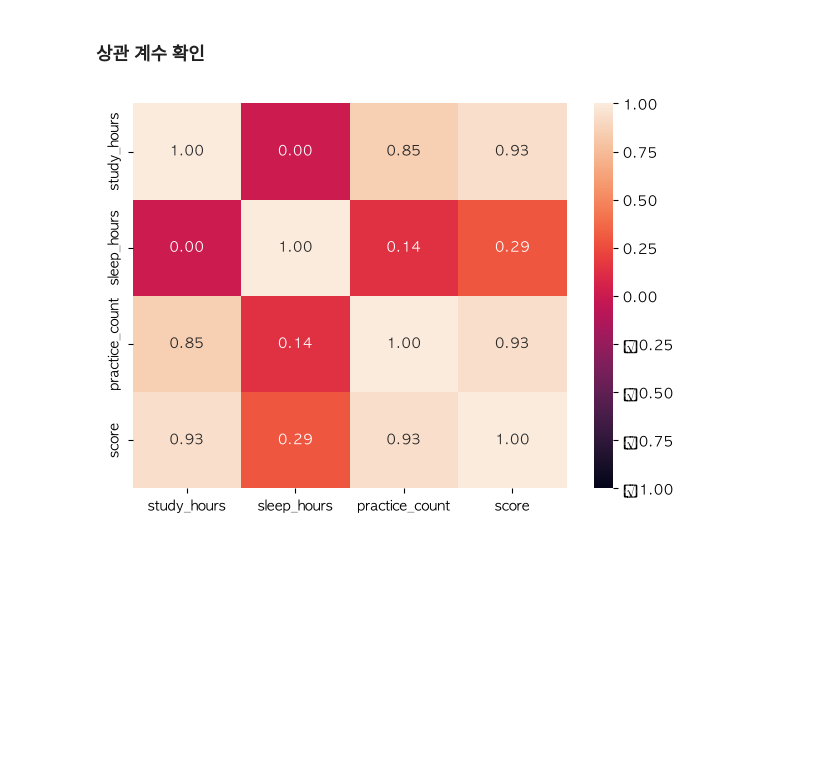
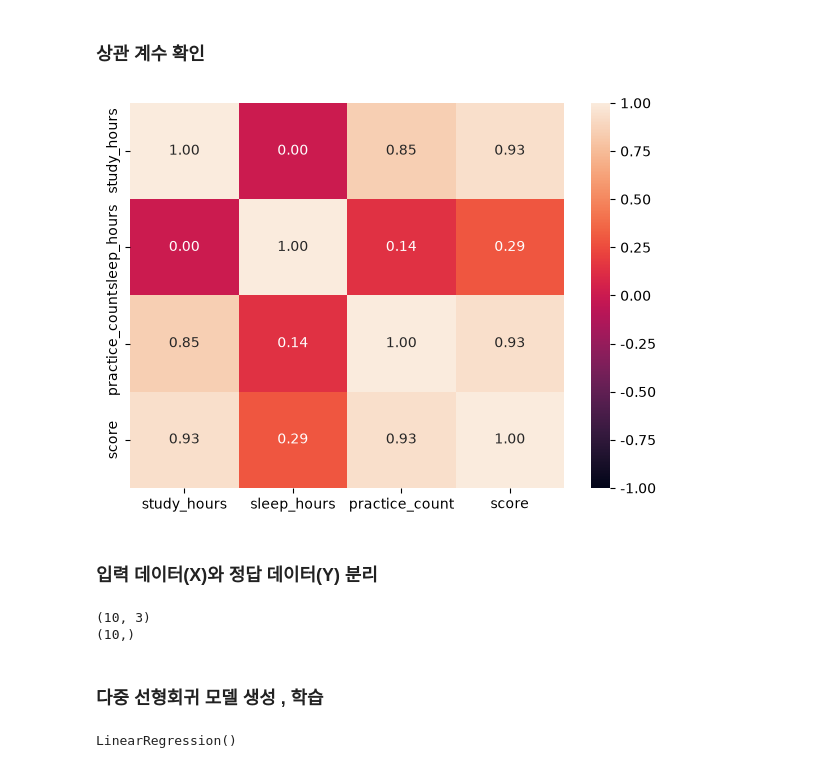
Before and after one commit to dhchun1203/kant_ML, a Jupyter notebook: 03_ml.ipynb, the cells around one changed output. Drawn from its saved outputs; the diff is of its cells as text; code cells hidden in the pictures; blank space fills up the shorter version.

```diff
--- a/03_ml.ipynb
+++ b/03_ml.ipynb
@@ -384,17 +384,46 @@ plt.show()
 # %%
 # 모든 컬럼 사이의 상관계수 확인
 corr = df.corr()
+
+plt.rcParams["axes.unicode_minus"] = False
 
 plt.figure(figsize=(7,5))
 
 sns.heatmap(
     corr,
     annot=True,     # 상관계수 표시
     vmin=-1,        # 최소값
     vmax=1,         # 최대값
     fmt=".2f"       # 소숫점 두자리
 )
 
 plt.show()
 # %% [output]
-[figure, old version]
+[figure, new version]
+# %% [markdown]
+### 입력 데이터(X)와 정답 데이터(Y) 분리
+# %%
+# 복수개의 입력데이터
+features = ["study_hours", "sleep_hours", "practice_count"]
+
+# 입력데이터 (2차원)
+X = df[features]
+# 정답데이터 (1차원)
+y = df["score"]
+
+# 데이터 차원 확인
+print(X.shape)
+print(y.shape)
+# %% [output]
+(10, 3)
+(10,)
+# %% [markdown]
+### 다중 선형회귀 모델 생성 , 학습
+# %%
+# 다중 선형회귀 모델 객체 생성
+model = LinearRegression()
+
+# 입력 데이터 3, 출력 데이터 1 사용해서 학습
+model.fit(X, y)
+# %% [output]
+LinearRegression()
```
Also changed, not shown: parts of 25 cells of this notebook, 3 other files.
